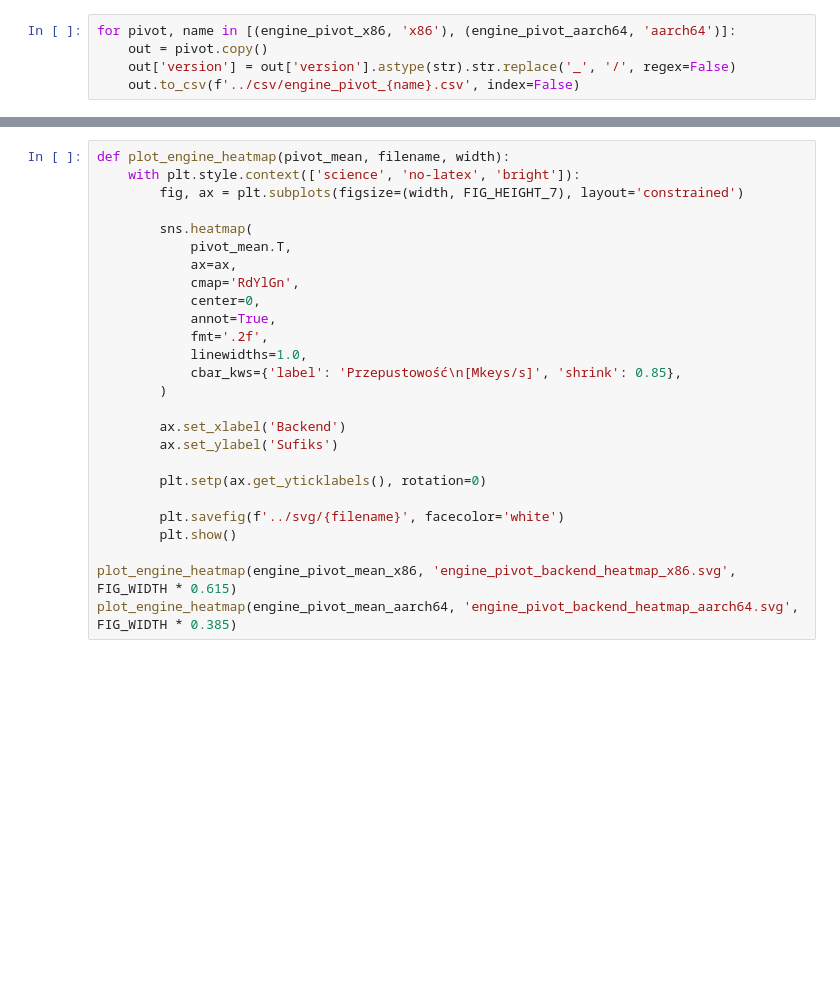
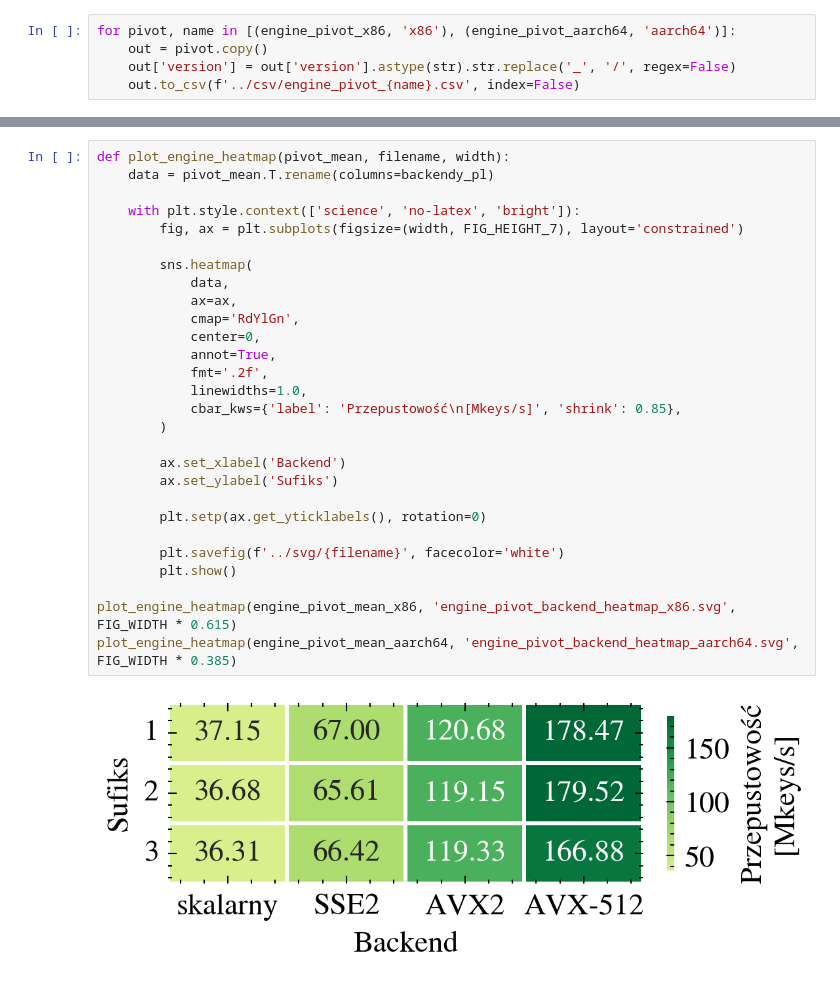
Before and after one commit to jan-chojnacki/SpeckProbe, a Jupyter notebook: analysis/notebooks/data_exploration.ipynb, the cells around one changed output, grey strips where cells are left out. Cells and saved outputs as stored; diff of their text form; blank space fills up the shorter version.

```diff
--- a/analysis/notebooks/data_exploration.ipynb
+++ b/analysis/notebooks/data_exploration.ipynb
@@ -722,26 +915,30 @@ engine_pivot_mean_x86
 # %%
 def plot_engine_heatmap(pivot_mean, filename, width):
+    data = pivot_mean.T.rename(columns=backendy_pl)
+
     with plt.style.context(['science', 'no-latex', 'bright']):
         fig, ax = plt.subplots(figsize=(width, FIG_HEIGHT_7), layout='constrained')
 
         sns.heatmap(
-            pivot_mean.T,
+            data,
             ax=ax,
             cmap='RdYlGn',
             center=0,
             annot=True,
             fmt='.2f',
             linewidths=1.0,
             cbar_kws={'label': 'Przepustowość\n[Mkeys/s]', 'shrink': 0.85},
         )
 
         ax.set_xlabel('Backend')
         ax.set_ylabel('Sufiks')
 
         plt.setp(ax.get_yticklabels(), rotation=0)
 
         plt.savefig(f'../svg/{filename}', facecolor='white')
         plt.show()
 
 plot_engine_heatmap(engine_pivot_mean_x86, 'engine_pivot_backend_heatmap_x86.svg', FIG_WIDTH * 0.615)
 plot_engine_heatmap(engine_pivot_mean_aarch64, 'engine_pivot_backend_heatmap_aarch64.svg', FIG_WIDTH * 0.385)
+# %% [output]
+[figure, added]
```
Also changed, not shown: parts of 23 cells of this notebook.
